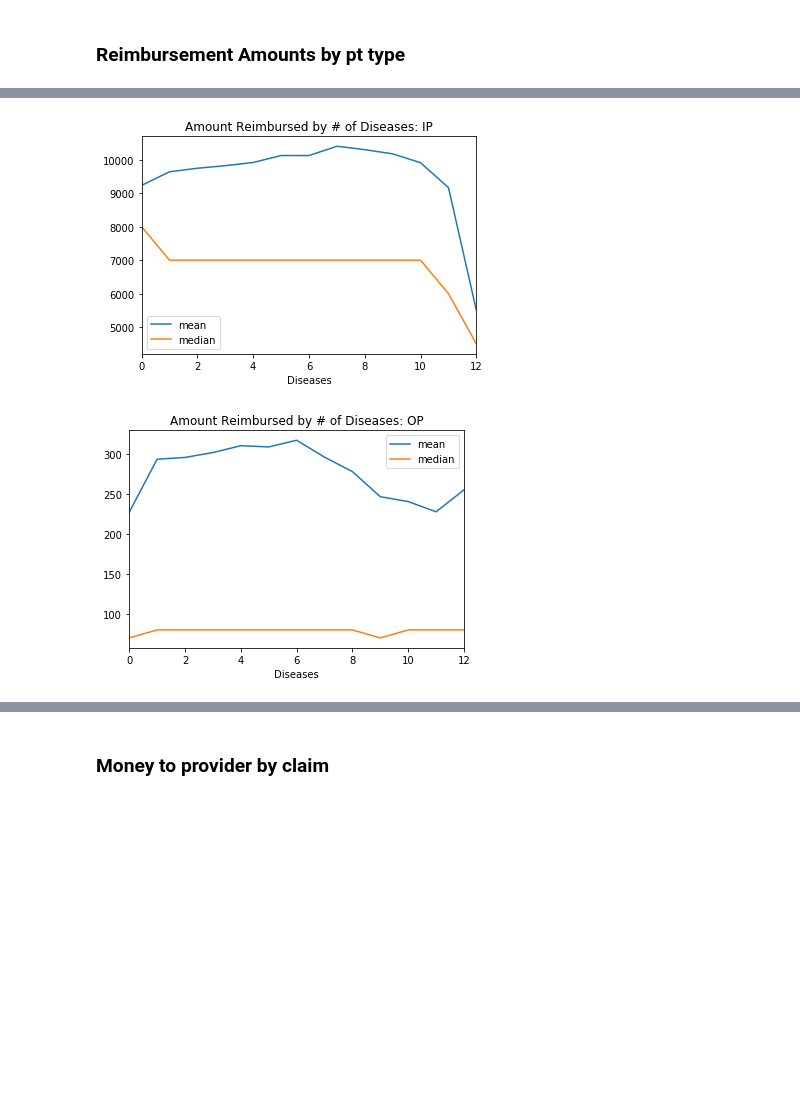
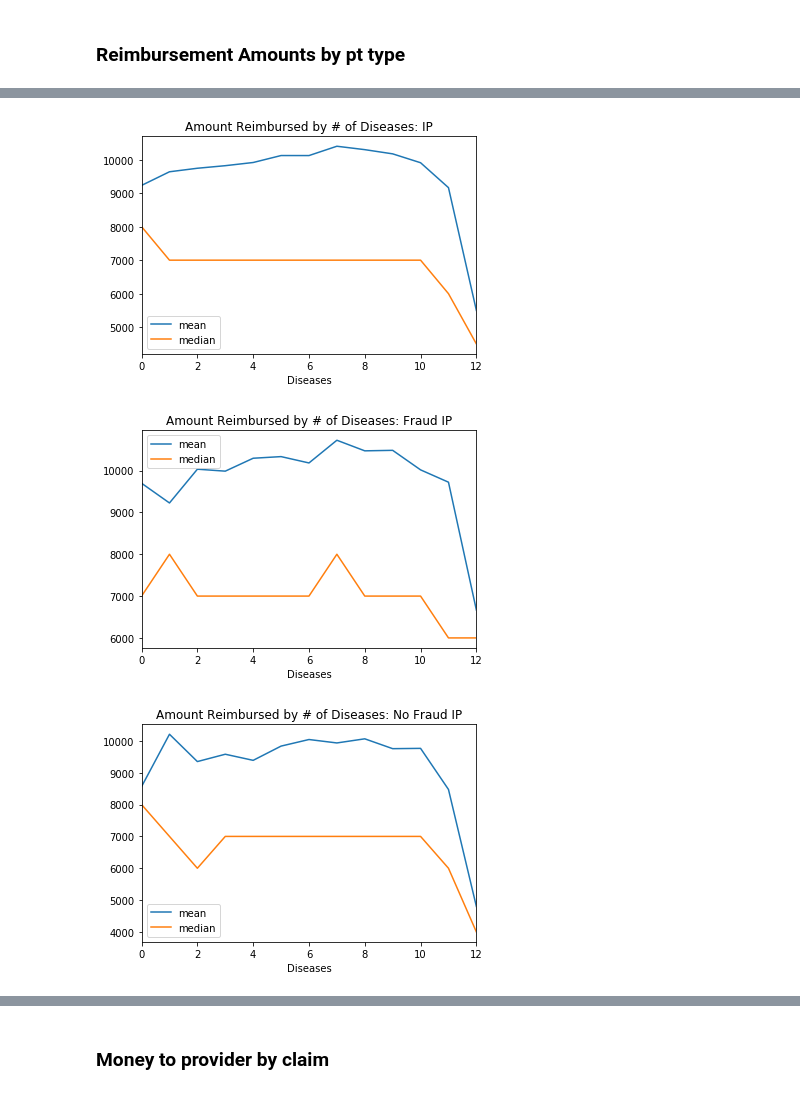
Before and after one commit to microwolf/capstone_healthcare_fraud, a Jupyter notebook: contributors/zack/scripts/DA.ipynb, the cells around one changed output, grey strips where cells are left out. Cells and saved outputs as stored; diff of their text form; code cells hidden in the pictures; blank space fills up the shorter version.

```diff
--- a/contributors/zack/scripts/DA.ipynb
+++ b/contributors/zack/scripts/DA.ipynb
@@ -104,3 +190,16 @@ pt['RenalDiseaseIndicator'] = pd.Series(np.where(pt['RenalDiseaseIndicator']=='Y
+# %%
+# Adding in fraudulent provider flags!
+
+ip_pt_pro = ip_pt.merge(train, how='left', on='Provider')
+op_pt_pro = op_pt.merge(train, how='left', on='Provider')
+# %%
+# Making fraudulent and not fraudulent tables
+
+ip_fraud = ip_pt_pro[ip_pt_pro['PotentialFraud']=='Yes']
+ip_no_fraud = ip_pt_pro[ip_pt_pro['PotentialFraud']=='No']
+
+op_fraud = op_pt_pro[op_pt_pro['PotentialFraud']=='Yes']
+op_no_fraud = op_pt_pro[op_pt_pro['PotentialFraud']=='No']
 # %%
 ### IDEA!!!!!!!!
 # We should group by DRG, then see what was the average (or median) LOS, number of codes, reimbursement, etc.
@@ -387,13 +394,18 @@ ip_pt.head()
 # %%
-# By number of diseases
+# By number of diseases IP
 
 ip_pt.groupby('Diseases')['InscClaimAmtReimbursed'].agg(['mean','median']).plot()
 plt.title('Amount Reimbursed by # of Diseases: IP')
 plt.show()
 
-op_pt.groupby('Diseases')['InscClaimAmtReimbursed'].agg(['mean','median']).plot()
-plt.title('Amount Reimbursed by # of Diseases: OP')
+ip_fraud.groupby('Diseases')['InscClaimAmtReimbursed'].agg(['mean','median']).plot()
+plt.title('Amount Reimbursed by # of Diseases: Fraud IP')
 plt.show()
+
+ip_no_fraud.groupby('Diseases')['InscClaimAmtReimbursed'].agg(['mean','median']).plot()
+plt.title('Amount Reimbursed by # of Diseases: No Fraud IP')
+plt.show()
 # %% [output]
 [figure]
-[figure, old version]
+[figure, new version]
+[figure, added]
```
Also changed, not shown: parts of 27 cells of this notebook.
